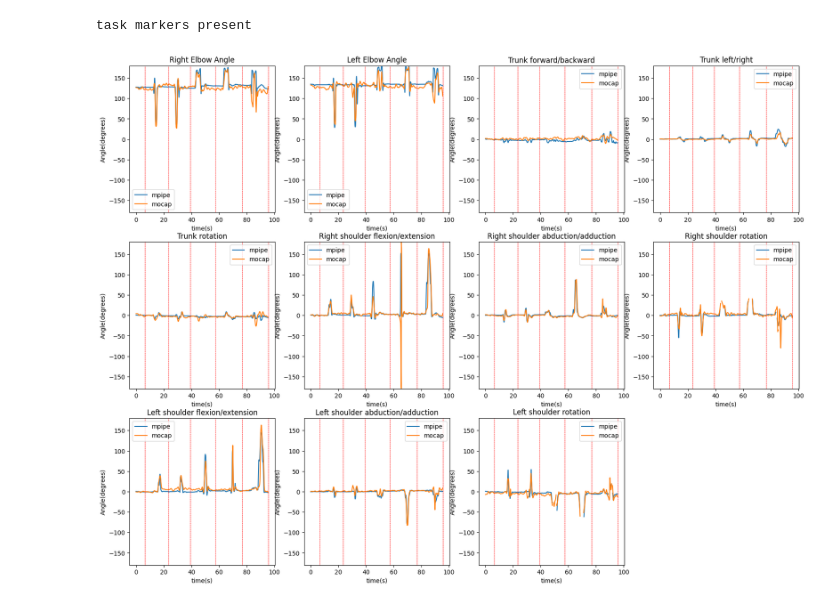
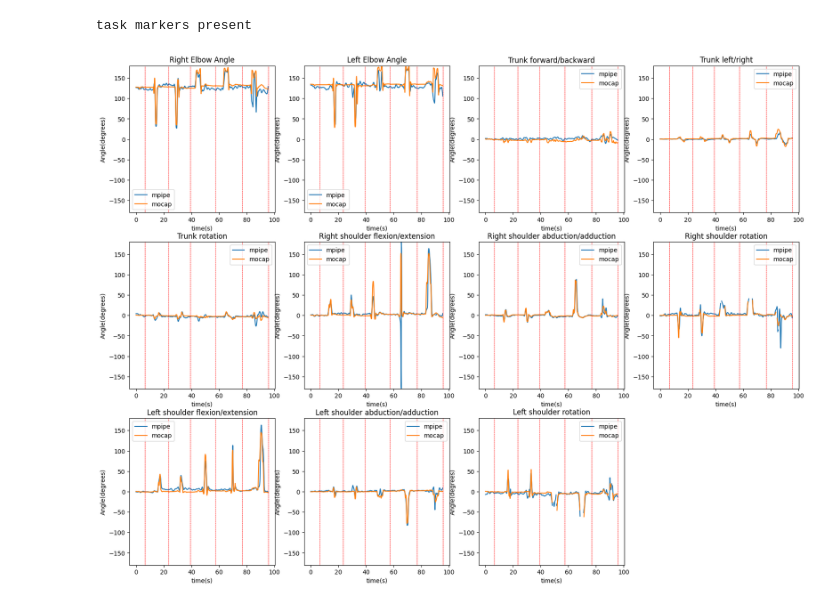
Before and after one commit to ArpanJohn/PoseEstimation, a Jupyter notebook: upperbody/more_graphs.ipynb, the cells around one changed output. Cells and saved outputs as stored; diff of their text form; code cells hidden in the pictures.

```diff
--- a/upperbody/more_graphs.ipynb
+++ b/upperbody/more_graphs.ipynb
@@ -70,33 +70,33 @@ def pvt(y,t,name,subplot):
     subplot.legend()
 
 epoch_time = df['epoch_time'].to_numpy()[0]
 # Plot the graphs on each subplot
 
 graph_titles=['Right Elbow Angle','Left Elbow Angle',
            'Trunk forward/backward','Trunk left/right', 'Trunk rotation',
            'Right shoulder flexion/extension','Right shoulder abduction/adduction','Right shoulder rotation',
             'Left shoulder flexion/extension','Left shoulder abduction/adduction' ,'Left shoulder rotation']
 
 # getting the columns
 df_col=df.columns.tolist()
 
 # Ploting the angles against time
 for i in range(1,12):
     row = int((i-1)/4)
     col = int((i-1)%4)
-    pvt(df[df_col[i+ 0]].tolist(),df['epoch_time'].to_numpy()-epoch_time,'mpipe',axs[row,col])
-    pvt(df[df_col[i+11]].tolist(),df['epoch_time'].to_numpy()-epoch_time,'mocap',axs[row,col])
+    pvt(df[df_col[i+11]].tolist(),df['epoch_time'].to_numpy()-epoch_time,'mpipe',axs[row,col])
+    pvt(df[df_col[i+ 0]].tolist(),df['epoch_time'].to_numpy()-epoch_time,'mocap',axs[row,col])
     axs[row,col].set_title(graph_titles[i-1])
 
     # sps[row,col].scatter(df[df_col[i+ 0]].tolist(),df[df_col[i+11]].tolist(),label=graph_titles[i-1],s=5,marker='o',edgecolors='black',linewidth=0.1)
 
 # Hide the empty last subplot
 axs[2, 3].axis('off')
 # sps[2, 3].axis('off')
 
 plt.savefig(pth+'\\sub_graphs.png',dpi=600)
 # Show the plot
 plt.show()
 # %% [output]
 task markers present
-[figure, old version]
+[figure, new version]
```
Also changed, not shown: 1 other file.
